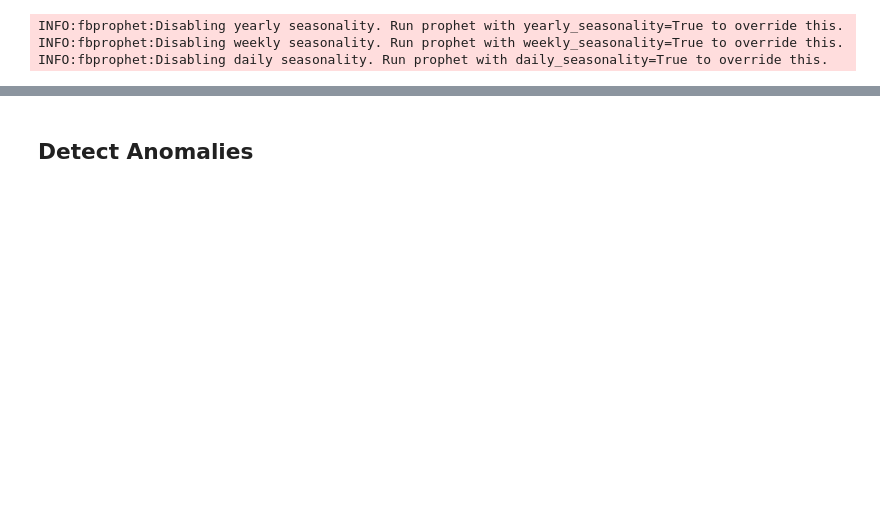
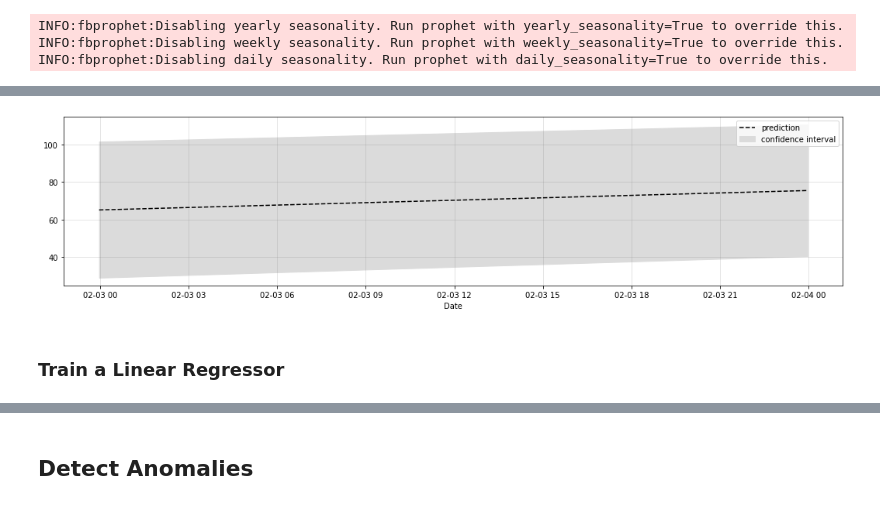
Before and after one commit to timeatlas-dev/timeatlas, a Jupyter notebook: notebooks/scrapbook.ipynb, the cells around one changed output, grey strips where cells are left out. Cells and saved outputs as stored; diff of their text form; code cells hidden in the pictures; blank space fills up the shorter version.

```diff
--- a/notebooks/scrapbook.ipynb
+++ b/notebooks/scrapbook.ipynb
@@ -249,3 +94,9 @@ INFO:fbprophet:Disabling daily seasonality. Run prophet with daily_seasonality=T
+# %%
+pts2 = m1.predict("2 days").plot()
+# %% [output]
+[figure, added]
+# %% [markdown]
+### Train a Linear Regressor
 # %%
 m2 = models.LinearRegression()
 m2.fit(ts)
```
Also changed, not shown: parts of 26 cells of this notebook.
